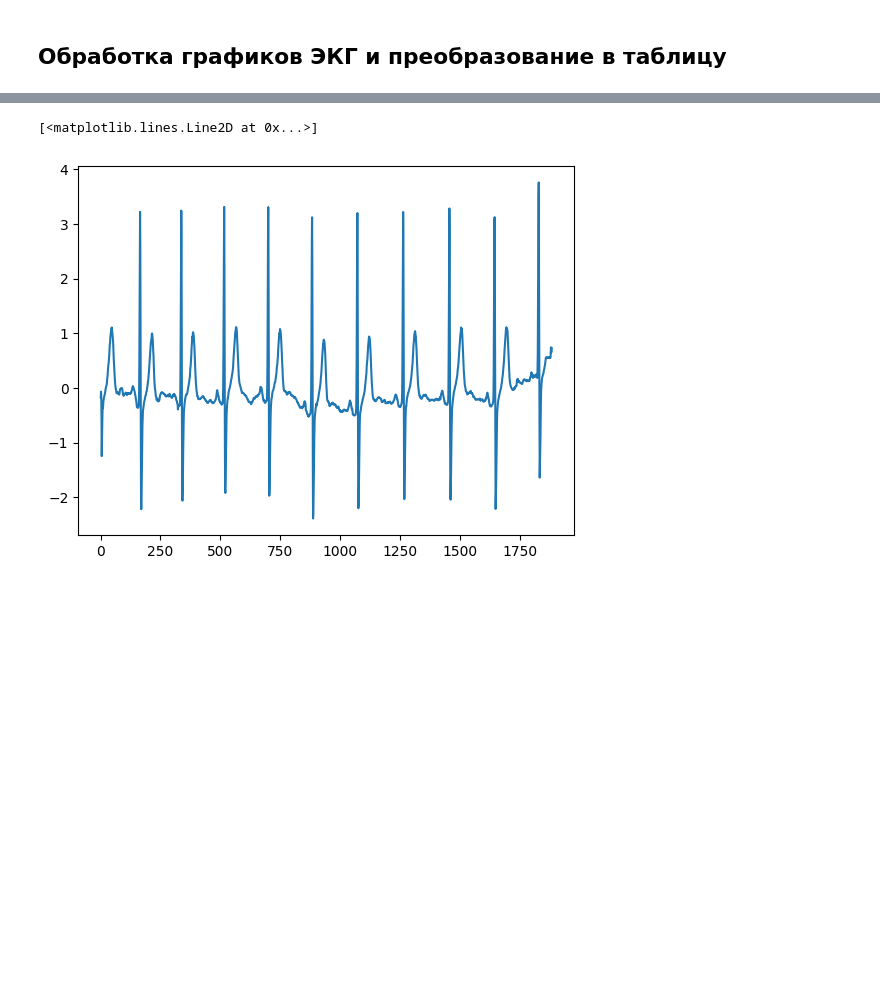
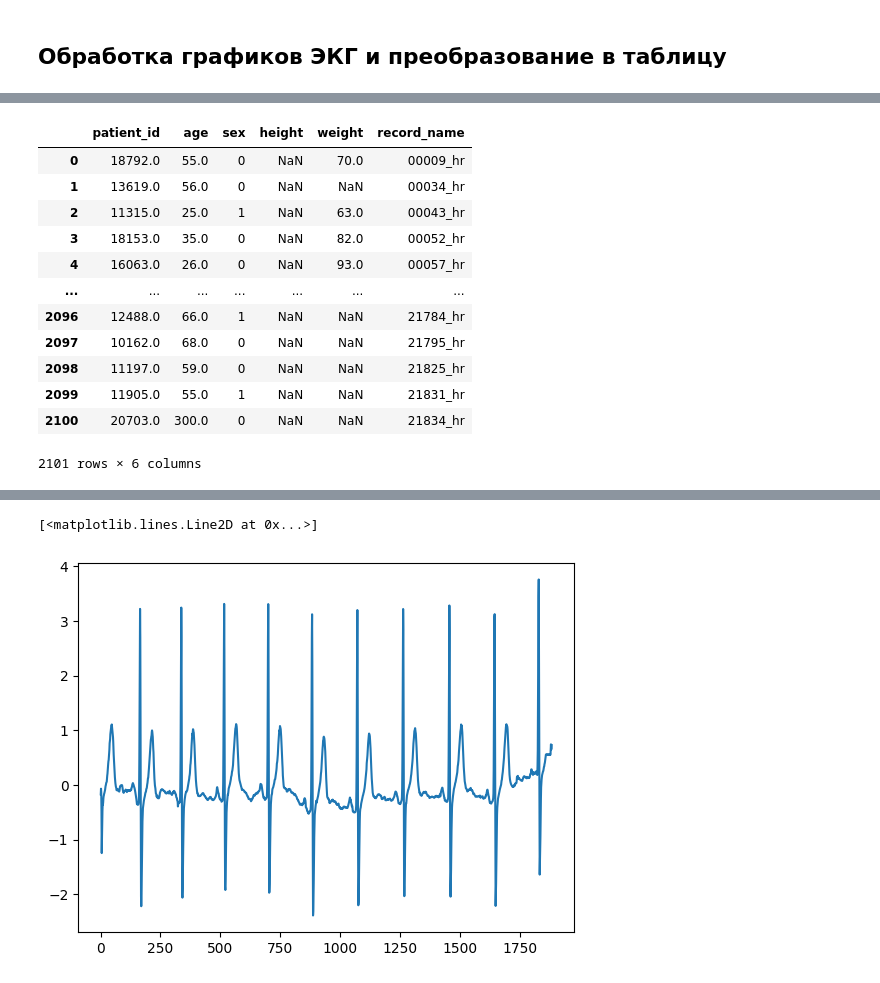
Before and after one commit to vikt-l/ECGMultilableClassification, a Jupyter notebook: main.ipynb, the cells around one changed output, grey strips where cells are left out. Drawn from its saved outputs; the diff is of its cells as text; code cells hidden in the pictures; blank space fills up the shorter version.

```diff
--- a/main.ipynb
+++ b/main.ipynb
@@ -106,6 +84,18 @@ ECG_data
 # %%
 df = pd.read_csv('train/train_meta.csv')
-# %%
-df = df.drop('record_name', axis=1)
-# %%
-df = df.rename(columns={'ecg_id': 'record_name'})
+# %%
+df
+# %% [output]
+|  | patient_id | age | sex | height | weight | record_name |
+| 0 | 18792.0 | 55.0 | 0 | NaN | 70.0 | 00009_hr |
+| 1 | 13619.0 | 56.0 | 0 | NaN | NaN | 00034_hr |
+| 2 | 11315.0 | 25.0 | 1 | NaN | 63.0 | 00043_hr |
+| 3 | 18153.0 | 35.0 | 0 | NaN | 82.0 | 00052_hr |
+| 4 | 16063.0 | 26.0 | 0 | NaN | 93.0 | 00057_hr |
+| ... | ... | ... | ... | ... | ... | ... |
+| 2096 | 12488.0 | 66.0 | 1 | NaN | NaN | 21784_hr |
+| 2097 | 10162.0 | 68.0 | 0 | NaN | NaN | 21795_hr |
+| 2098 | 11197.0 | 59.0 | 0 | NaN | NaN | 21825_hr |
+| 2099 | 11905.0 | 55.0 | 1 | NaN | NaN | 21831_hr |
+| 2100 | 20703.0 | 300.0 | 0 | NaN | NaN | 21834_hr |
+2101 rows × 6 columns
```
Also changed, not shown: parts of 8 cells of this notebook.
